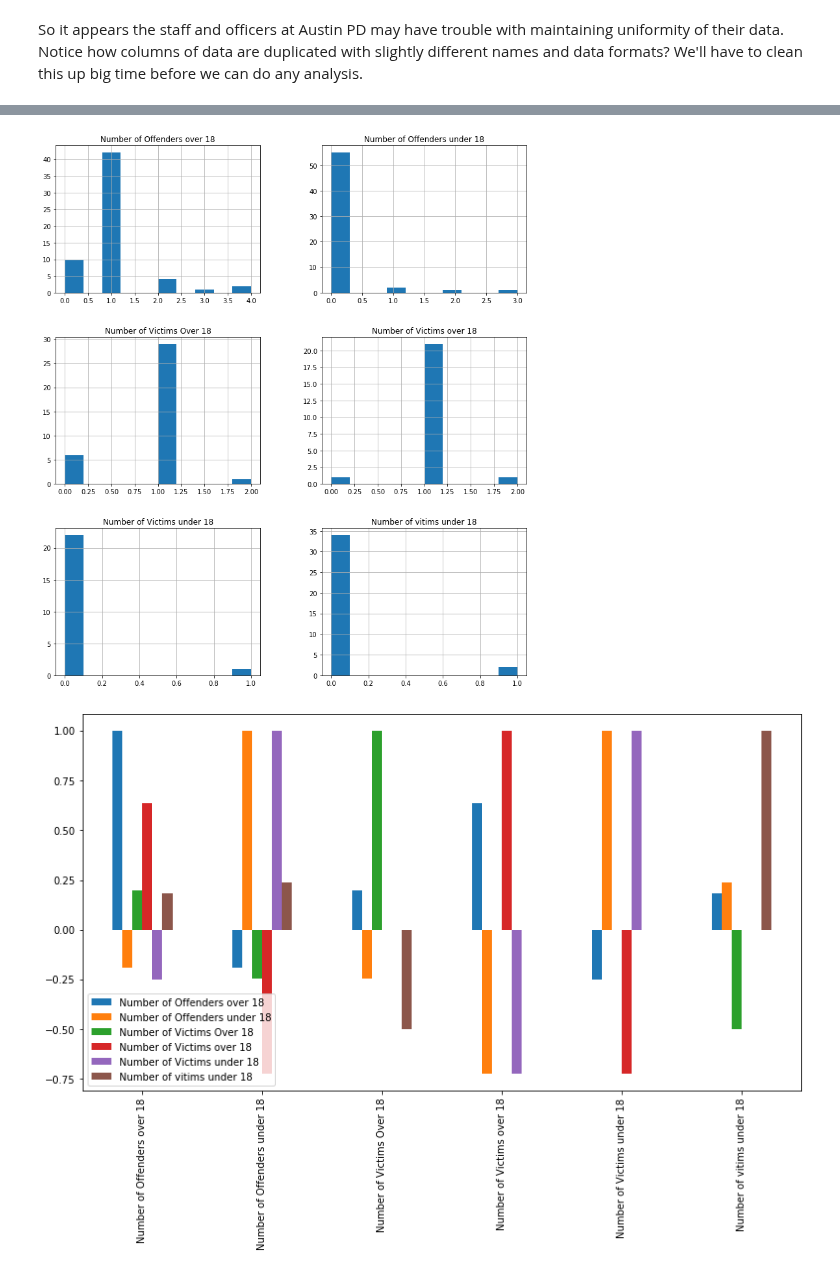
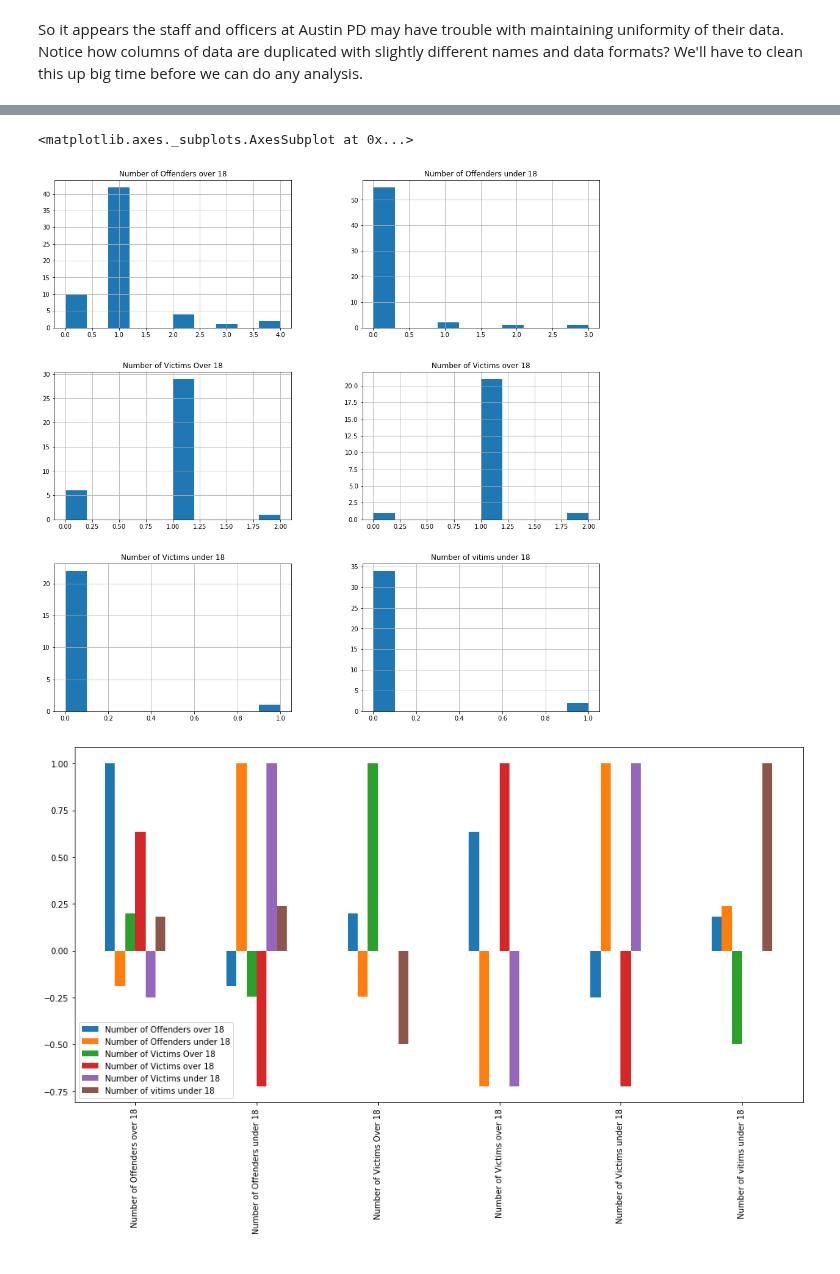
Before and after one commit to rgrantham82/Crime-Analysis, a Jupyter notebook: hate_crimes_analysis/Wrangling.ipynb, the cells around one changed output, grey strips where cells are left out. Cells and saved outputs as stored; diff of their text form; code cells hidden in the pictures.

```diff
--- a/hate_crimes_analysis/Wrangling.ipynb
+++ b/hate_crimes_analysis/Wrangling.ipynb
@@ -12,6 +5,15 @@ warnings.filterwarnings('ignore')
 # %%
-# reading in the datasets
-path = r'C:\Users\Robert\OneDrive\Desktop\hate_crimes'
+# Importing the appropriate libraries and configurations
+%matplotlib inline
+
+import pandas as pd
+import glob
+import matplotlib.pyplot as plt
+import warnings
+warnings.filterwarnings('ignore')
+
+# loading the datasets
+path = r'C:\Users\Robert\datasets\hate_crimes'
 filenames = glob.glob(path + "/*.csv")
 
 dfs = []
@@ -172,20 +176,20 @@ Name: Bias, dtype: int64
 So it appears the staff and officers at Austin PD may have trouble with maintaining uniformity of their data. Notice how columns of data are duplicated with slightly different names and data formats? We'll have to clean this up big time before we can do any analysis.
 # %%
 # Examining rough histograms & rough correlations
-df.hist(figsize=(13,15))
+df.hist(figsize=(16,16))
 
 corr = df.corr()
 display(corr)
 
-corr.plot.bar(figsize=(13,7))
-plt.show()
+corr.plot.bar(figsize=(16,8))
 # %% [output]
 |  | Number of Offenders over 18 | Number of Offenders under 18 | Number of Victims Over 18 | Number of Victims over 18 | ... |
 | Number of Offenders over 18 | 1.000000 | -0.187788 | 0.199117 | 0.635223 | ... |
 | Number of Offenders under 18 | -0.187788 | 1.000000 | -0.244048 | -0.722999 | ... |
 | Number of Victims Over 18 | 0.199117 | -0.244048 | 1.000000 | NaN | ... |
 | Number of Victims over 18 | 0.635223 | -0.722999 | NaN | 1.000000 | ... |
 | Number of Victims under 18 | -0.249601 | 1.000000 | NaN | -0.722999 | ... |
 | Number of vitims under 18 | 0.181902 | 0.240098 | -0.499027 | NaN | ... |
+<matplotlib.axes._subplots.AxesSubplot at 0x...>
-[figure, old version]
+[figure, new version]
-[figure, old version]
+[figure, new version]
```
Also changed, not shown: parts of 5 cells of this notebook.
